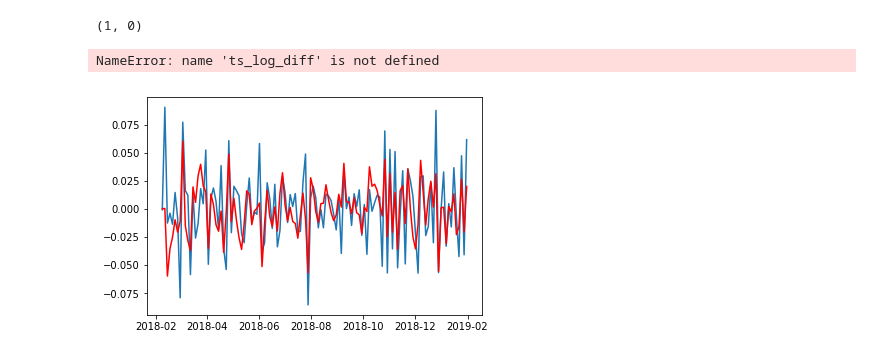
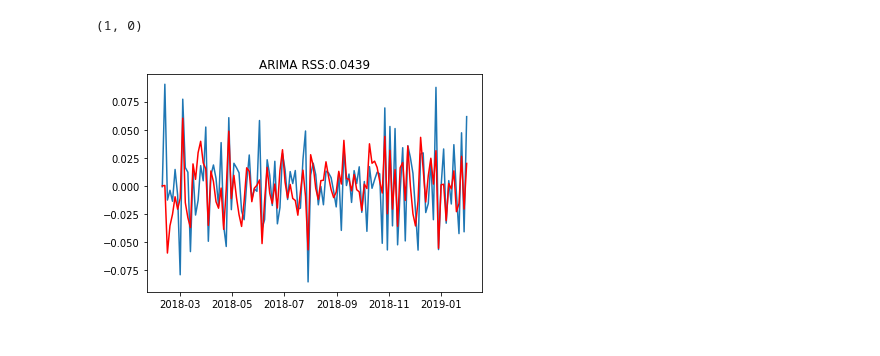
Before and after one commit to WeilunZ/lstm-forecasting, a Jupyter notebook: code/Traditional Model/ARIMA.ipynb, the cells around one changed output. Cells and saved outputs as stored; diff of their text form; code cells hidden in the pictures.

```diff
--- a/code/Traditional Model/ARIMA.ipynb
+++ b/code/Traditional Model/ARIMA.ipynb
@@ -142,14 +142,13 @@ order.bic_min_order
 # %%
 # ARIMA 将两个结合起来  效果更好
 model = ARMA(ts_log_diff_2, order=(1,1))
 result_ARIMA = model.fit(disp=-1)
 plt.plot(ts_log_diff_2)
 plt.plot(result_ARIMA.fittedvalues, color='red')
-plt.title('ARIMA RSS:%.4f' % sum(result_ARIMA.fittedvalues - ts_log_diff) ** 2)
+plt.title('ARIMA RSS:%.4f' % sum(result_ARIMA.fittedvalues - ts_log_diff_2) ** 2)
 plt.show()
 # %% [output]
-NameError: name 'ts_log_diff' is not defined
-[figure, old version]
+[figure, new version]
 # %%
 predict_ts = result_ARIMA.predict()
 # 一阶差分还原
```
Also changed, not shown: parts of 12 cells of this notebook, 13 other files.
